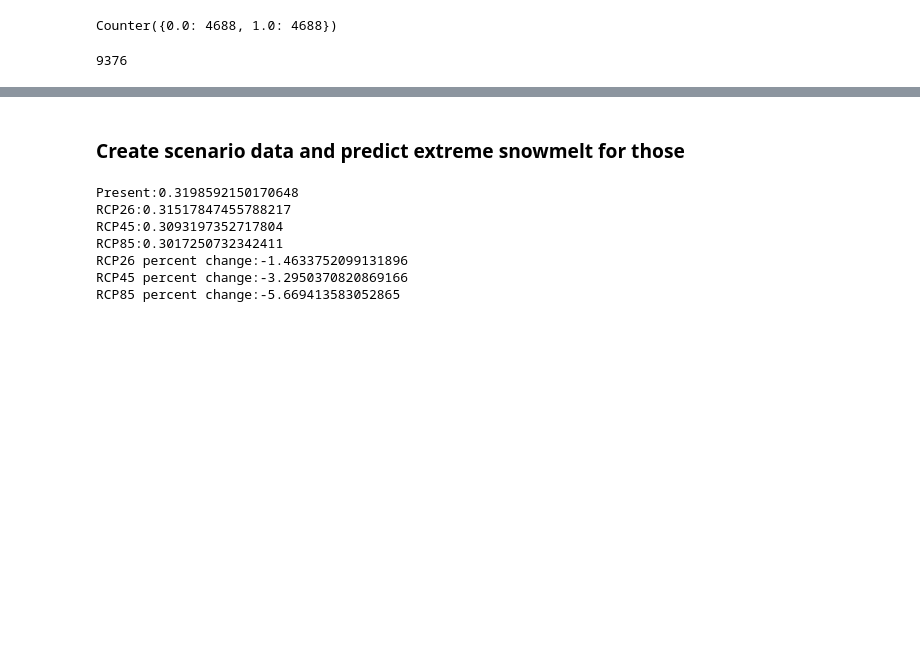
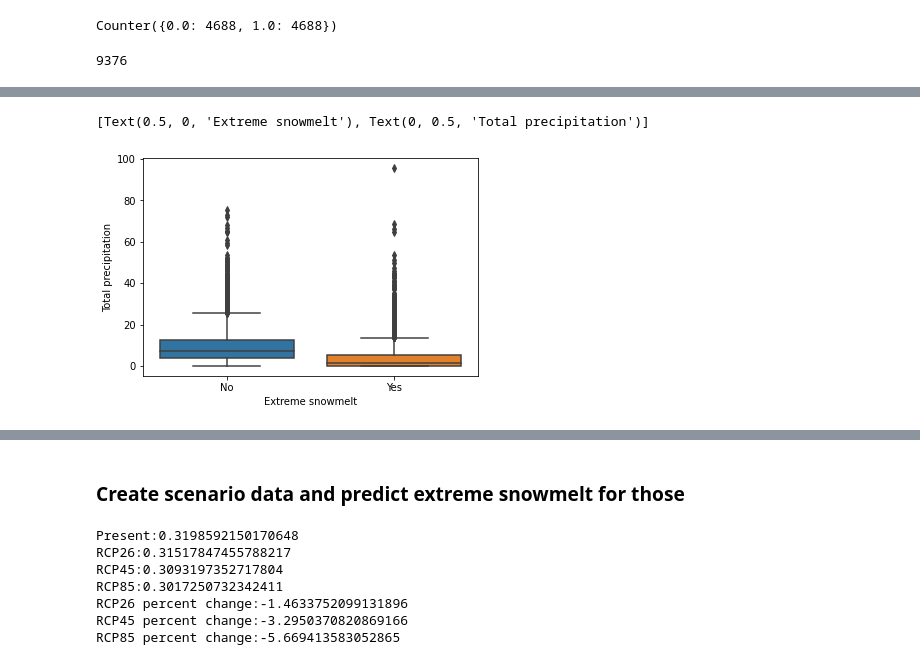
Before and after one commit to cbaggini/extreme-snowmelt-forecast, a Jupyter notebook: extreme-snowmelt-climate-change.ipynb, the cells around one changed output, grey strips where cells are left out. Drawn from its saved outputs; the diff is of its cells as text; code cells hidden in the pictures; blank space fills up the shorter version.

```diff
--- a/extreme-snowmelt-climate-change.ipynb
+++ b/extreme-snowmelt-climate-change.ipynb
@@ -88,0 +108,6 @@ forest_importances.plot.bar(yerr=std)
+# %%
+g = sns.boxplot(x="binary", y="prec__sum_values", data=all_under)
+g.set(xlabel='Extreme snowmelt', ylabel='Total precipitation (mm)')
+# %% [output]
+[Text(0.5, 0, 'Extreme snowmelt'), Text(0, 0.5, 'Total precipitation')]
+[figure, added]
```
Also changed, not shown: parts of 20 cells of this notebook, 1 other file.
